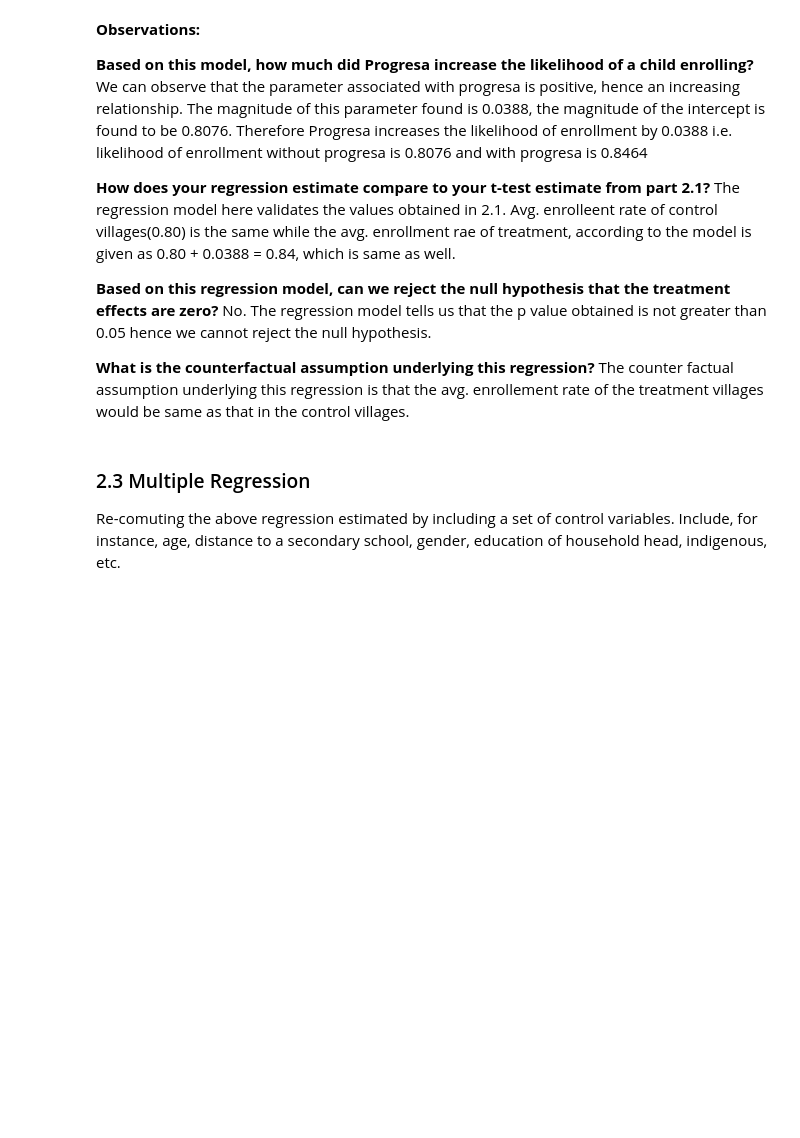
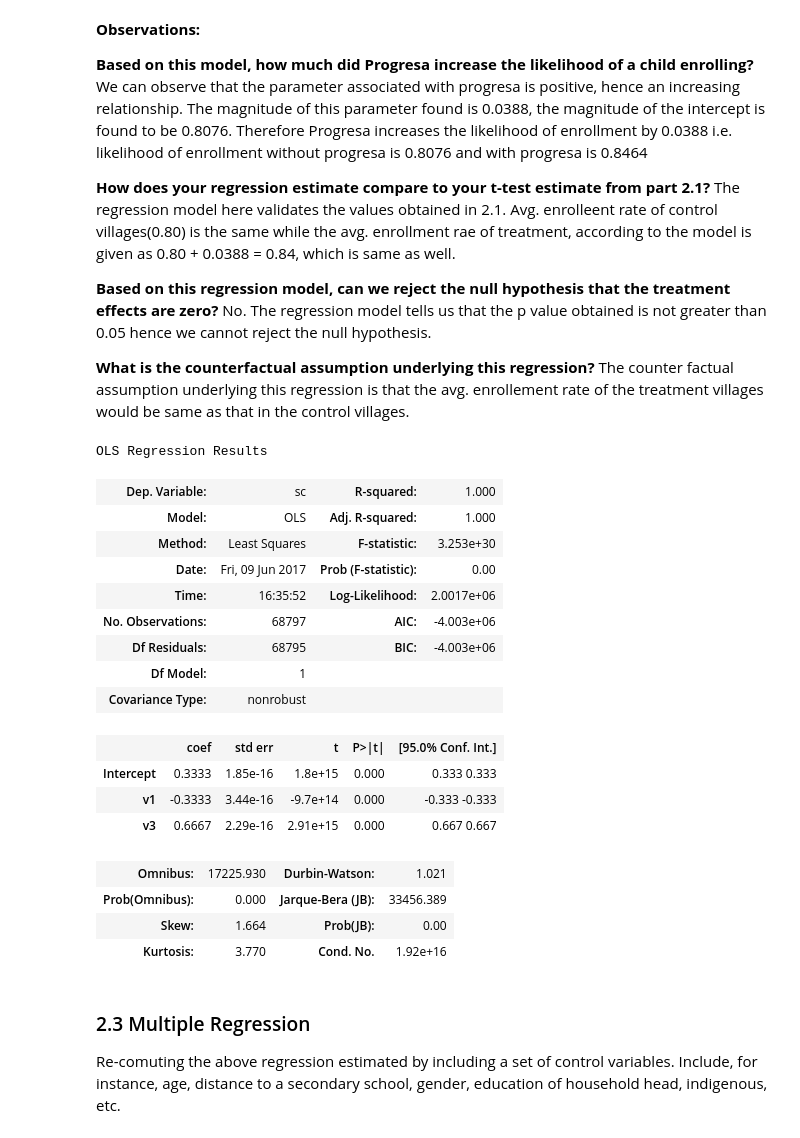
Before and after one commit to yasht7/Progresa-Data-Analysis, a Jupyter notebook: YASHASWI_TAMTA - Progresa Exploration.ipynb, the cells around one changed output. Saved outputs shown, nothing was run; the diff lists cells and outputs as text; code cells hidden in the pictures; blank space fills up the shorter version.

```diff
--- a/YASHASWI_TAMTA - Progresa Exploration.ipynb
+++ b/YASHASWI_TAMTA - Progresa Exploration.ipynb
@@ -444,6 +444,40 @@ OLS Regression Results
 
 **What is the counterfactual assumption underlying this regression?**
     The counter factual assumption underlying this regression is that the avg. enrollement rate of the treatment villages would be same as that in the control villages.
+# %%
+## Linear regression with correlated variables -- test.!!!
+# a small test to see the imapct of a completrly opposite variable on the values of 'sc'
+test_df = progresa_df.copy()
+test_df['v1'] = test_df.sc == 0
+test_df['v3'] = test_df.sc == 1
+
+# v1 has the opposite value of sc.
+test_df['v1'] = test_df['v1'].map({True : 1, False:0})
+# v3 has the same value of sc.
+test_df['v3'] = test_df['v3'].map({True : 1, False:0})
+
+# Regression test
+test_regr = smf.ols(formula='sc ~ v1 + v3', data=test_df).fit()
+test_regr.summary()
+# %% [output]
+OLS Regression Results
+| Dep. Variable: | sc | R-squared: | 1.000 |
+| Model: | OLS | Adj. R-squared: | 1.000 |
+| Method: | Least Squares | F-statistic: | 3.253e+30 |
+| Date: | Fri, 09 Jun 2017 | Prob (F-statistic): | 0.00 |
+| Time: | 16:35:52 | Log-Likelihood: | 2.0017e+06 |
+| No. Observations: | 68797 | AIC: | -4.003e+06 |
+| Df Residuals: | 68795 | BIC: | -4.003e+06 |
+| Df Model: | 1 |  |  |
+| Covariance Type: | nonrobust |  |  |
+|  | coef | std err | t | P>|t| | [95.0% Conf. Int.] |
+| Intercept | 0.3333 | 1.85e-16 | 1.8e+15 | 0.000 | 0.333 0.333 |
+| v1 | -0.3333 | 3.44e-16 | -9.7e+14 | 0.000 | -0.333 -0.333 |
+| v3 | 0.6667 | 2.29e-16 | 2.91e+15 | 0.000 | 0.667 0.667 |
+| Omnibus: | 17225.930 | Durbin-Watson: | 1.021 |
+| Prob(Omnibus): | 0.000 | Jarque-Bera (JB): | 33456.389 |
+| Skew: | 1.664 | Prob(JB): | 0.00 |
+| Kurtosis: | 3.770 | Cond. No. | 1.92e+16 |
 # %% [markdown]
 ### 2.3 Multiple Regression
 
```
Also changed, not shown: parts of 6 cells of this notebook.
